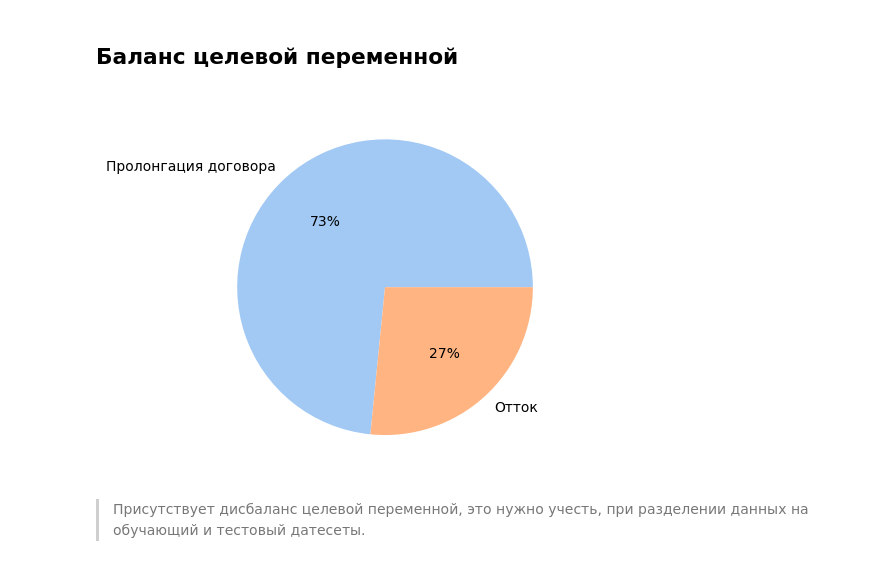
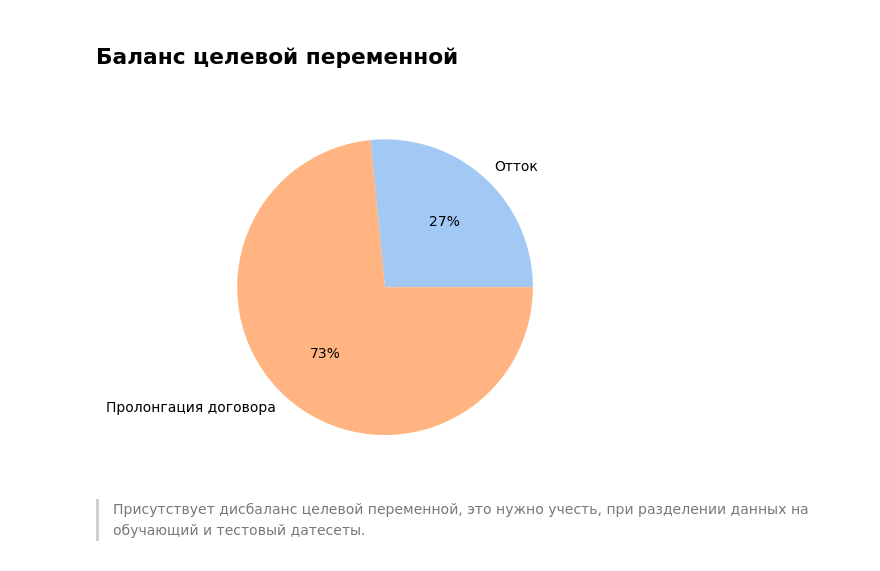
Before and after one commit to Denis-Mukhanov/client-churn-prediction, a Jupyter notebook: client_churn_prediction.ipynb, the cells around one changed output. Drawn from its saved outputs; the diff is of its cells as text; code cells hidden in the pictures.

```diff
--- a/client_churn_prediction.ipynb
+++ b/client_churn_prediction.ipynb
@@ -402,6 +414,6 @@ __Пропуcки в признаке `end_date`__
 При отсутствии даты окончания действия договора, на момент выгрузки данных, клиент считатся активным. Из данного признака получим целевой признак оттока клиентов, а пропуски заменим датой выгрузки данных.
 # %%
 # пелучение целевой переменной
-contract_df['churn'] = ~contract_df['end_date'].isna()*1
+contract_df['churn'] = contract_df['end_date'].isna()*1
 # %% [markdown]
 Признак `churn` содержит значения:
@@ -793,14 +806,14 @@ df = df.fillna('no_info')
 # %%
 # баланс целевого признака
 data = [df['churn'].value_counts()[0], df['churn'].value_counts()[1]]
-labels = ['Пролонгация договора', 'Отток']
+labels = ['Отток', 'Пролонгация договора']
 
 colors = sns.color_palette('pastel')[ 0:5 ]
 
 plt.pie(data, labels = labels, colors = colors, autopct='%.0f%%')
 plt.show()
 # %% [output]
-[figure, old version]
+[figure, new version]
 # %% [markdown]
 >Присутствует дисбаланс целевой переменной, это нужно учесть, при разделении данных на обучающий и тестовый датесеты.
 # %% [markdown]
```
Also changed, not shown: parts of 28 cells of this notebook, 1 other file.
